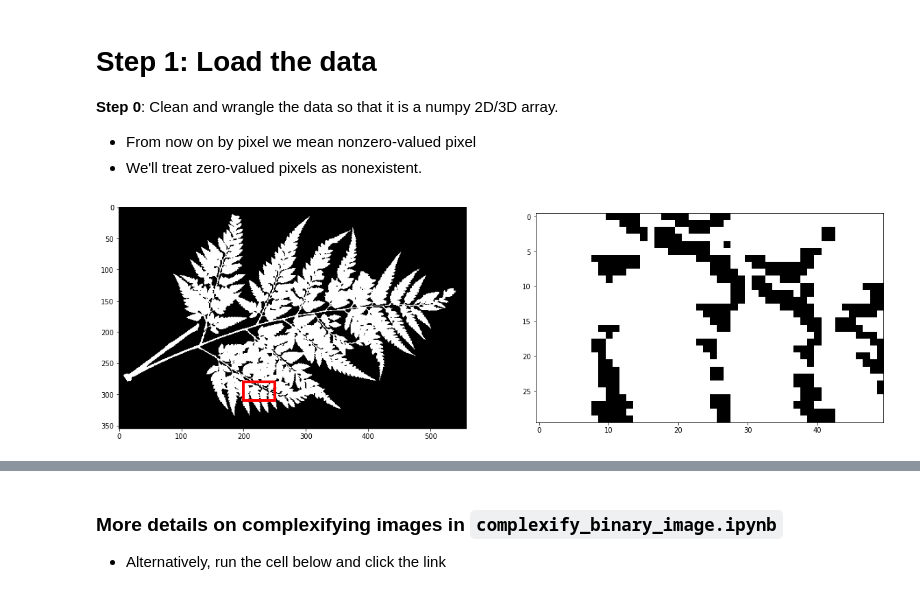
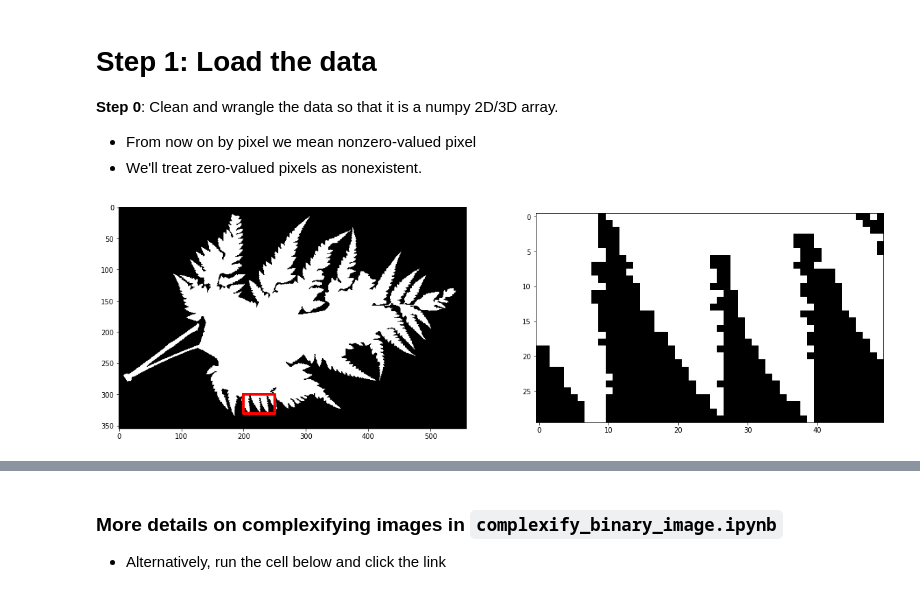
Before and after one commit to amezqui3/demeter, a Jupyter notebook: tutorial/glbio2021_quantify_the_shape_in_biology.ipynb, the cells around one changed output, grey strips where cells are left out. Saved outputs shown, nothing was run; the diff lists cells and outputs as text; code cells hidden in the pictures.

```diff
--- a/tutorial/glbio2021_quantify_the_shape_in_biology.ipynb
+++ b/tutorial/glbio2021_quantify_the_shape_in_biology.ipynb
@@ -349,16 +267,17 @@ import brewing_utils as brew
 - From now on by pixel we mean nonzero-valued pixel
 - We'll treat zero-valued pixels as nonexistent.
 # %%
-leaf_file = '../data/tiffs/leafbw.tif'
-leaf = tf.imread(leaf_file).T
-leaf[leaf > 0] = 1
+leaf_file = '../example_data/leafbw.tif'
+leaf_img = tf.imread(leaf_file).T
+leaf_img[leaf_img > 0] = 1
+leaf_img = ndimage.binary_fill_holes(leaf_img).astype(leaf_img.dtype)
 
 fig, ax = plt.subplots(1,2,figsize=(20,6))
-ax[0].imshow(leaf, cmap='gray');
-ax[0].plot([200,200,250,250,200], [280,310,310,280,280], c='red', lw=4);
-ax[1].imshow(leaf[280:310, 200:250], cmap='gray');
+ax[0].imshow(leaf_img, cmap='gray');
+ax[0].plot([200,200,250,250,200], [300,330,330,300,300], c='red', lw=4);
+ax[1].imshow(leaf_img[300:330, 200:250], cmap='gray');
 # %% [output]
-[figure, old version]
+[figure, new version]
 # %% [markdown]
 # Step 2: Complexify the image
 
```
Also changed, not shown: parts of 44 cells of this notebook, 1 other file.
